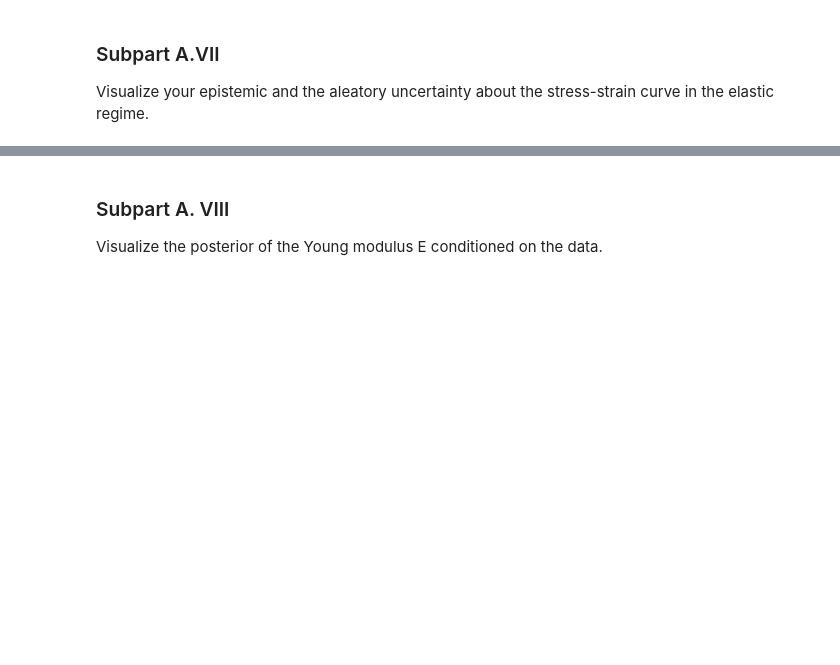
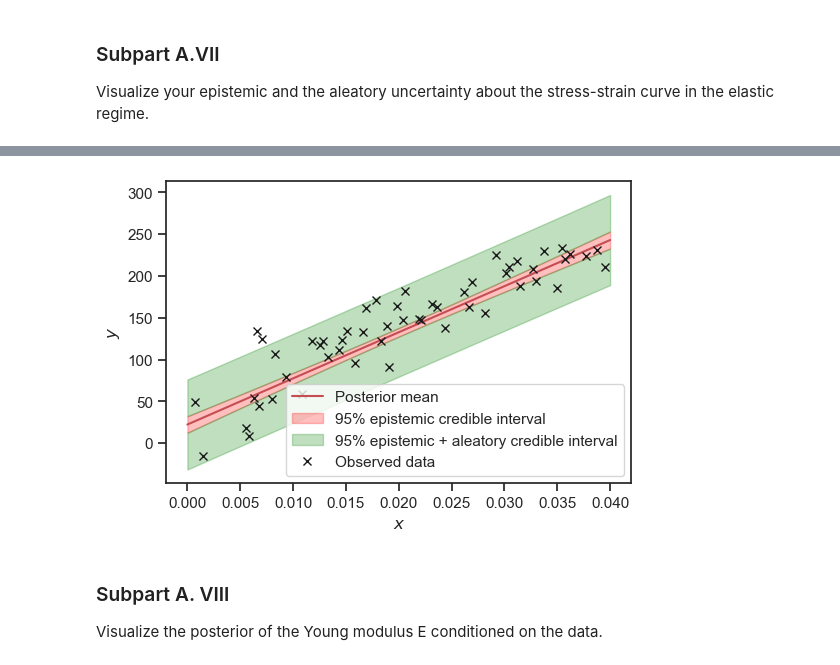
Before and after one commit to flavio-nardi/data-analytics-se, a Jupyter notebook: lecturebook/homework/homework-04.ipynb, the cells around one changed output, grey strips where cells are left out. Saved outputs shown, nothing was run; the diff lists cells and outputs as text; code cells hidden in the pictures; blank space fills up the shorter version.

```diff
--- a/lecturebook/homework/homework-04.ipynb
+++ b/lecturebook/homework/homework-04.ipynb
@@ -343,3 +386,17 @@ plt.legend(loc="best");
+# %%
+xx = np.linspace(0, 0.04, 100)
+
+plot_posterior_predictive(
+    model,
+    xx,
+    get_polynomial_design_matrix,
+    x_valid,
+    y_valid,
+    phi_func_args=(1,),
+    y_true=None
+)
+# %% [output]
+[figure, added]
 # %% [markdown]
 ### Subpart A. VIII
 Visualize the posterior of the Young modulus E conditioned on the data.
```
Also changed, not shown: parts of 25 cells of this notebook.
